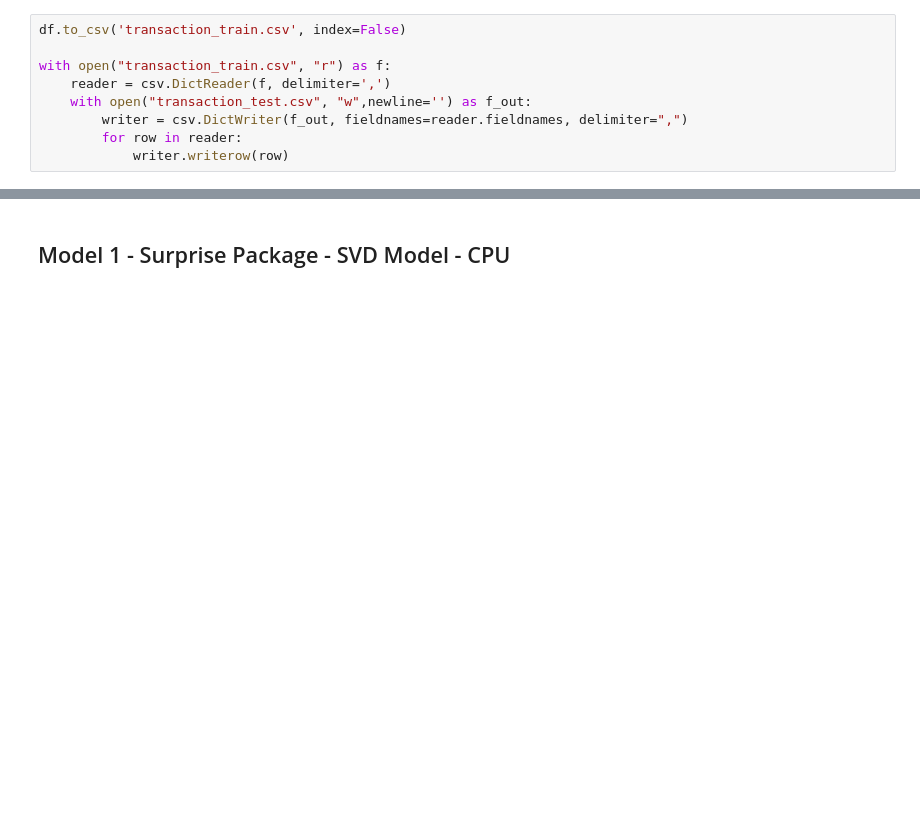
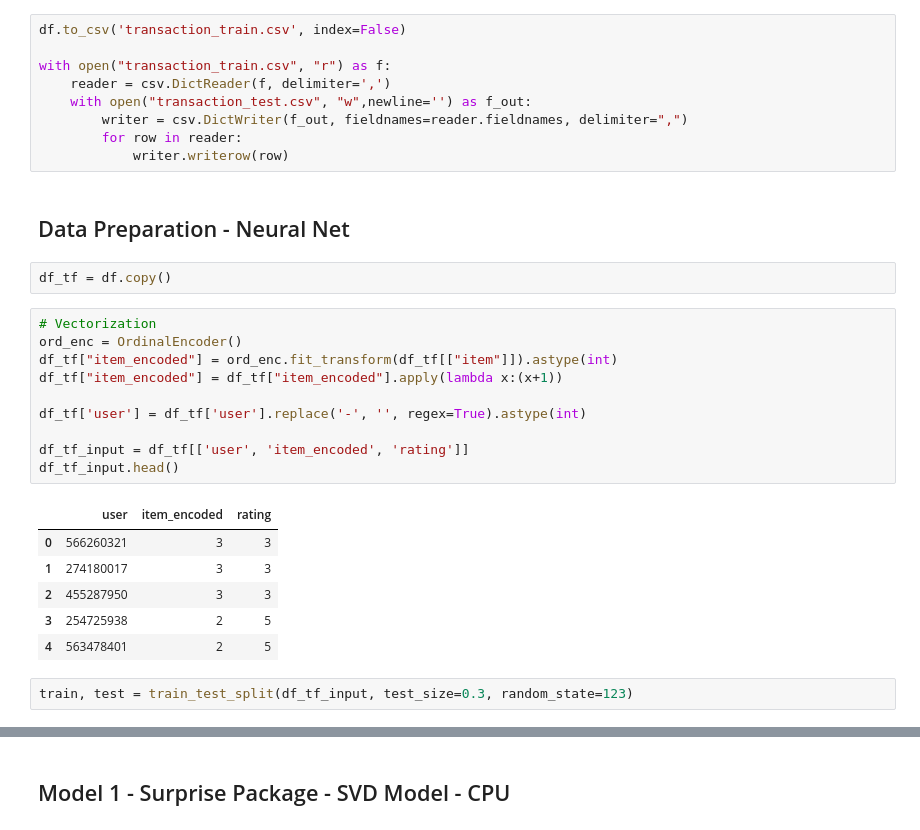
Before and after one commit to jhancuch/onmart, a Jupyter notebook: recommenders/recommenders.ipynb, the cells around one changed output, grey strips where cells are left out. Cells and saved outputs as stored; diff of their text form; blank space fills up the shorter version.

```diff
--- a/recommenders/recommenders.ipynb
+++ b/recommenders/recommenders.ipynb
@@ -261,3 +268,26 @@ with open("transaction_train.csv", "r") as f:
         writer = csv.DictWriter(f_out, fieldnames=reader.fieldnames, delimiter=",")
         for row in reader:
             writer.writerow(row)
+# %% [markdown]
+## Data Preparation - Neural Net
+# %%
+df_tf = df.copy()
+# %%
+# Vectorization
+ord_enc = OrdinalEncoder()
+df_tf["item_encoded"] = ord_enc.fit_transform(df_tf[["item"]]).astype(int)
+df_tf["item_encoded"] = df_tf["item_encoded"].apply(lambda x:(x+1))
+
+df_tf['user'] = df_tf['user'].replace('-', '', regex=True).astype(int)
+
+df_tf_input = df_tf[['user', 'item_encoded', 'rating']]
+df_tf_input.head()
+# %% [output]
+|  | user | item_encoded | rating |
+| 0 | 566260321 | 3 | 3 |
+| 1 | 274180017 | 3 | 3 |
+| 2 | 455287950 | 3 | 3 |
+| 3 | 254725938 | 2 | 5 |
+| 4 | 563478401 | 2 | 5 |
+# %%
+train, test = train_test_split(df_tf_input, test_size=0.3, random_state=123)
```
Also changed, not shown: parts of 16 cells of this notebook.
